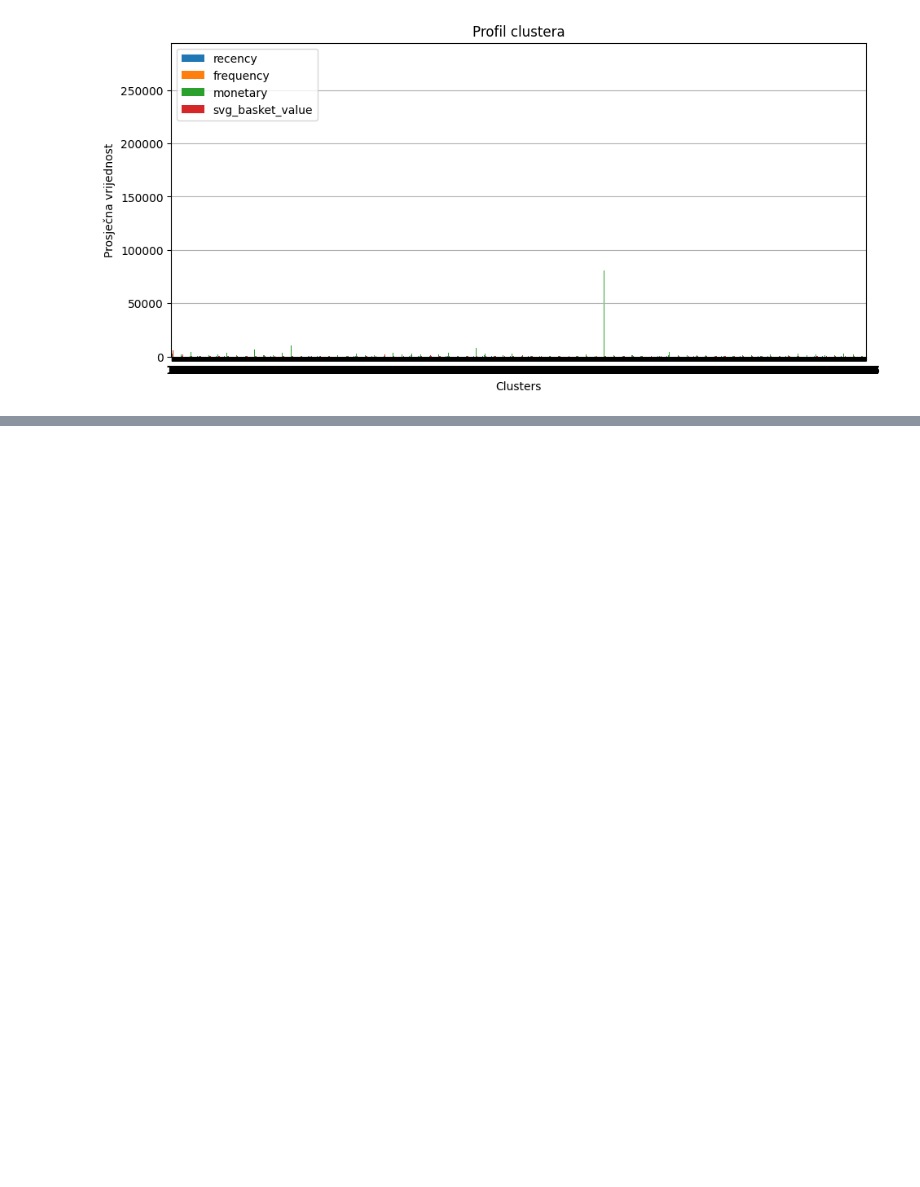
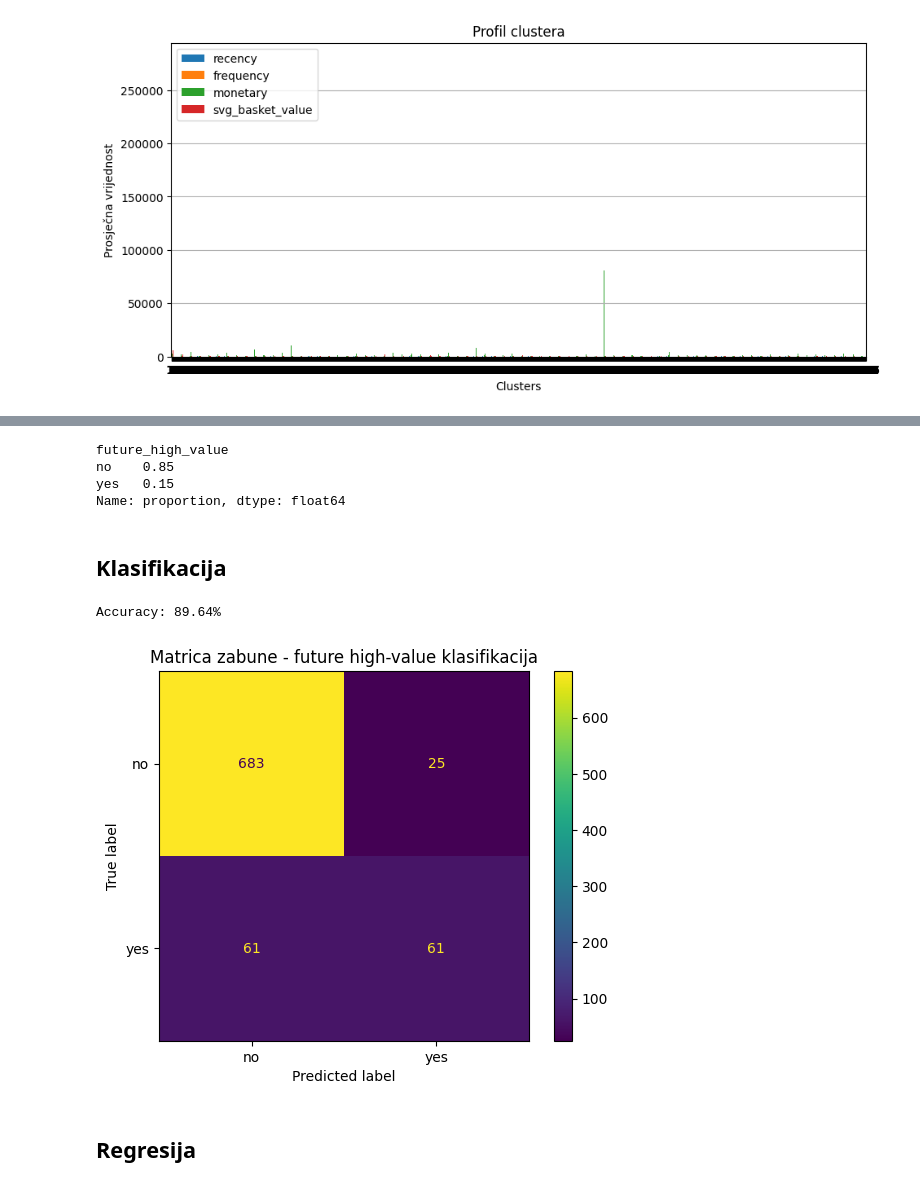
Before and after one commit to python-developer-algebra-klujic/pyds-ponavljanje, a Jupyter notebook: Final project - Online Retail Store.ipynb, the cells around one changed output, grey strips where cells are left out. Saved outputs shown, nothing was run; the diff lists cells and outputs as text; code cells hidden in the pictures; blank space fills up the shorter version.

```diff
--- a/Final project - Online Retail Store.ipynb
+++ b/Final project - Online Retail Store.ipynb
@@ -483,0 +555,54 @@ plt.show()
+# %%
+model_df["future_high_value"].value_counts(normalize=True)
+# %% [output]
+future_high_value
+no    0.85
+yes   0.15
+Name: proportion, dtype: float64
+# %% [markdown]
+## Klasifikacija
+# %%
+classification_features = [
+    "hist_frequency",
+    "hist_monetary",
+    "hist_total_quantity",
+    "hist_unique_products",
+    "hist_avg_unit_price",
+    "hist_recency",
+    "hist_avg_basket_value",
+    "hist_country"
+]
+
+X_class = model_df[classification_features]
+y_class = model_df["future_high_value"]
+
+X_class_encoded = pd.get_dummies(X_class, columns=["hist_country"], drop_first=False)
+
+X_train_cls, X_test_cls, y_train_cls, y_test_cls = train_test_split(
+    X_class_encoded,
+    y_class,
+    test_size=0.25,
+    random_state=42,
+    stratify=y_class
+)
+
+class_model = DecisionTreeClassifier(max_depth=6, random_state=42)
+class_model.fit(X_train_cls, y_train_cls)
+
+y_pred_cls = class_model.predict(X_test_cls)
+
+accuracy = accuracy_score(y_test_cls, y_pred_cls)
+print(f"Accuracy: {accuracy:.2%}")
+# %% [output]
+Accuracy: 89.64%
+# %%
+cm = confusion_matrix(y_test_cls, y_pred_cls, labels=class_model.classes_)
+
+disp = ConfusionMatrixDisplay(confusion_matrix=cm, display_labels=class_model.classes_)
+disp.plot()
+plt.title("Matrica zabune - future high-value klasifikacija")
+plt.show()
+# %% [output]
+[figure, added]
+# %% [markdown]
+## Regresija
```
Also changed, not shown: parts of 9 cells of this notebook.
